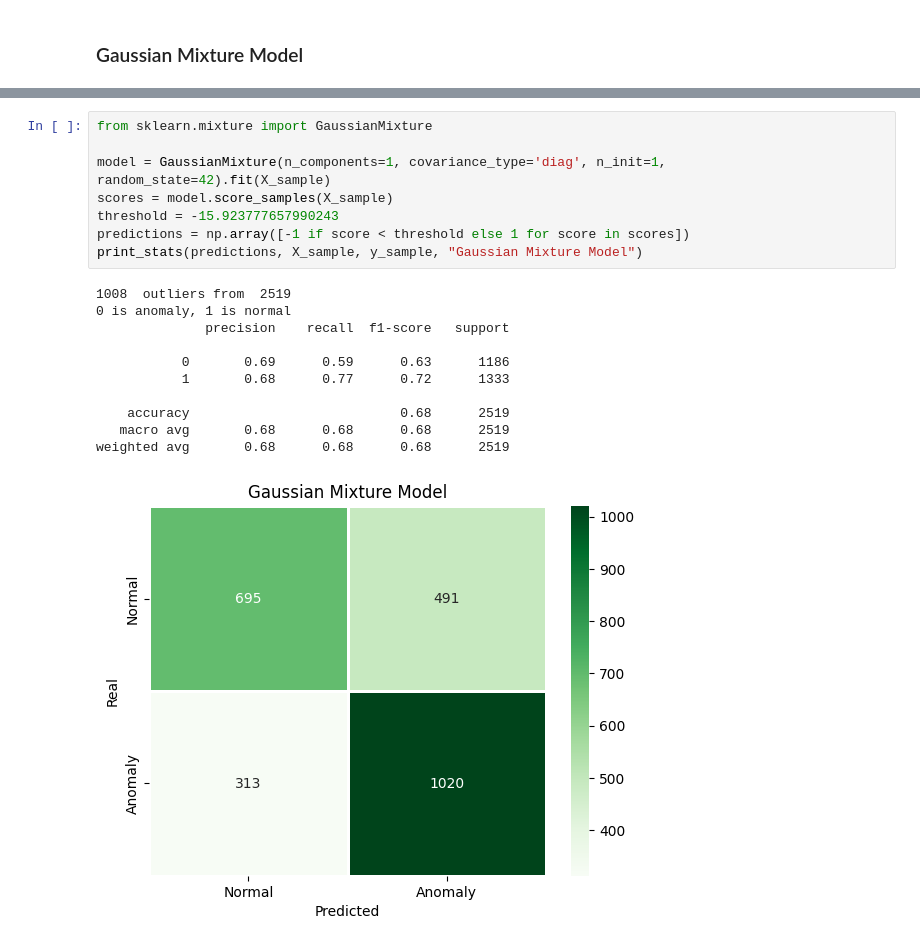
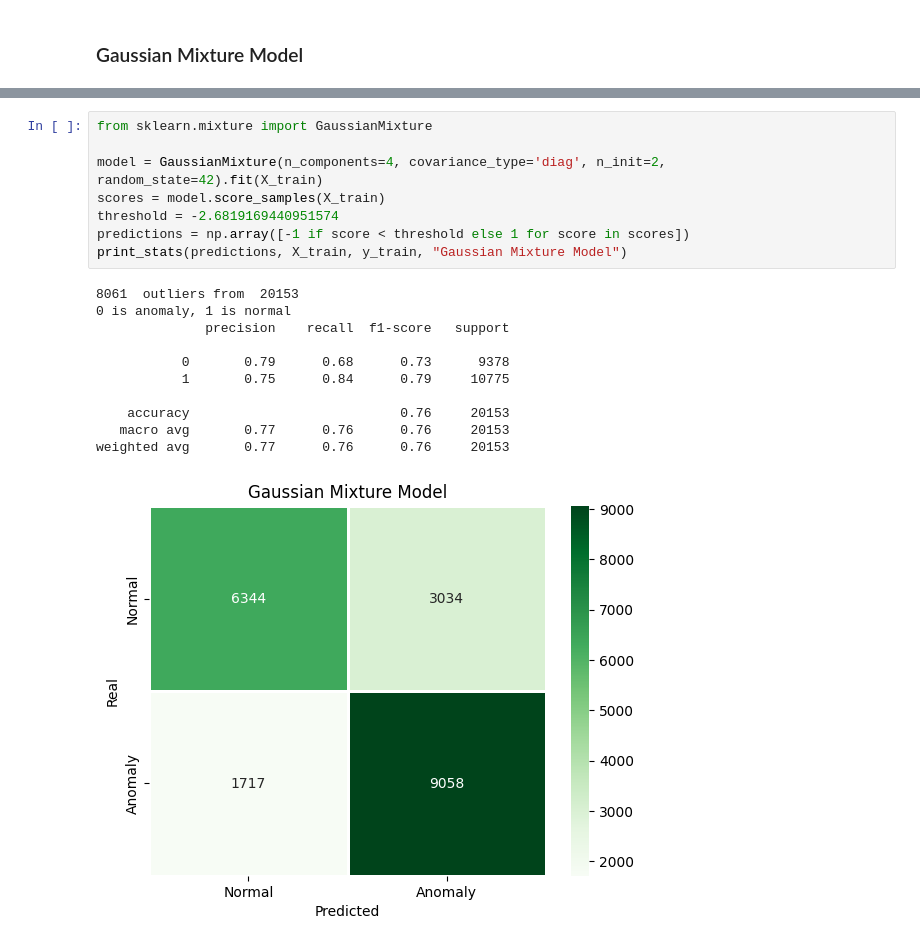
Before and after one commit to phoenixday/ml-algorithms, a Jupyter notebook: network-anomaly-detection.ipynb, the cells around one changed output, grey strips where cells are left out. Drawn from its saved outputs; the diff is of its cells as text.

```diff
--- a/network-anomaly-detection.ipynb
+++ b/network-anomaly-detection.ipynb
@@ -565,23 +596,23 @@ weighted avg       0.62      0.56      0.47      2520
 # %%
 from sklearn.mixture import GaussianMixture
 
-model = GaussianMixture(n_components=1, covariance_type='diag', n_init=1, random_state=42).fit(X_sample)
-scores = model.score_samples(X_sample)
-threshold = -15.923777657990243
+model = GaussianMixture(n_components=4, covariance_type='diag', n_init=2, random_state=42).fit(X_train)
+scores = model.score_samples(X_train)
+threshold = -2.6819169440951574
 predictions = np.array([-1 if score < threshold else 1 for score in scores])
-print_stats(predictions, X_sample, y_sample, "Gaussian Mixture Model")
+print_stats(predictions, X_train, y_train, "Gaussian Mixture Model")
 # %% [output]
-1008  outliers from  2519
+8061  outliers from  20153
 0 is anomaly, 1 is normal
               precision    recall  f1-score   support
 
-           0       0.69      0.59      0.63      1186
-           1       0.68      0.77      0.72      1333
+           0       0.79      0.68      0.73      9378
+           1       0.75      0.84      0.79     10775
 
-    accuracy                           0.68      2519
-   macro avg       0.68      0.68      0.68      2519
-weighted avg       0.68      0.68      0.68      2519
+    accuracy                           0.76     20153
+   macro avg       0.77      0.76      0.76     20153
+weighted avg       0.77      0.76      0.76     20153
-[figure, old version]
+[figure, new version]
 # %%
 from sklearn.mixture import GaussianMixture
 
```
Also changed, not shown: parts of 15 cells of this notebook.
